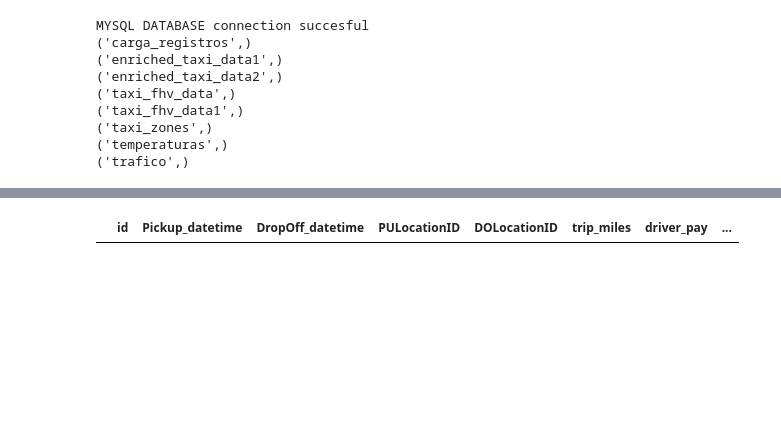
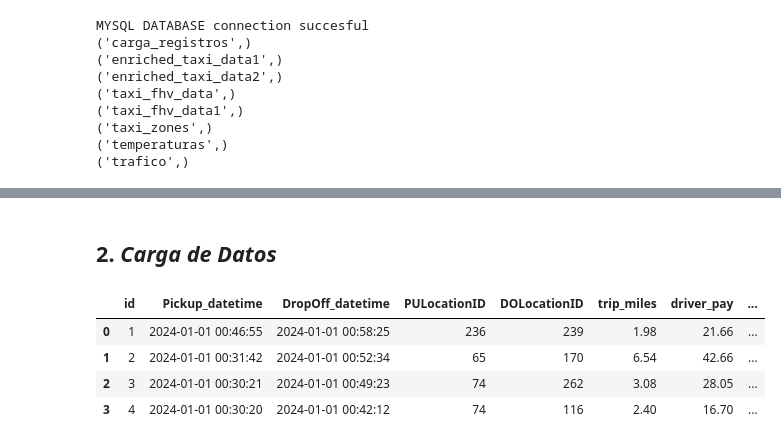
Before and after one commit to Ccasilimas/New_York_Taxis_IA, a Jupyter notebook: Machine_Learning/EDA_ML.ipynb, the cells around one changed output, grey strips where cells are left out. Cells and saved outputs as stored; diff of their text form; code cells hidden in the pictures; blank space fills up the shorter version.

```diff
--- a/Machine_Learning/EDA_ML.ipynb
+++ b/Machine_Learning/EDA_ML.ipynb
@@ -82,7 +82,7 @@ engine = create_sqlalchemy_engine(HOST_DB, USER_DB, PASS_DB, NAME_DB)
 # %%
 # Consultar SQL para obtener la tabla 'users_review' y 'sites'
 query_data0 = "SELECT * FROM taxi_zones;"
-query_data1 = "SELECT * FROM taxi_fhv_data1 WHERE pickup_datetime BETWEEN '2023-01-01' AND '2024-08-31' ORDER BY id"
+query_data1 = "SELECT * FROM taxi_fhv_data WHERE pickup_datetime BETWEEN '2023-01-01' AND '2024-08-31' ORDER BY id"
 # %%
 # Cargamos los datos en un Dataframe
 taxi_zone = pd.read_sql(query_data0, engine)
@@ -100,4 +133,10 @@ df_taxi_green = pd.DataFrame(taxi_green)
+# %% [markdown]
+## 2. ***Carga de Datos***
 # %%
-df_taxi_green
+df_taxi_green.head(4)
 # %% [output]
 |  | id | Pickup_datetime | DropOff_datetime | PULocationID | DOLocationID | trip_miles | driver_pay | ... |
+| 0 | 1 | 2024-01-01 00:46:55 | 2024-01-01 00:58:25 | 236 | 239 | 1.98 | 21.66 | ... |
+| 1 | 2 | 2024-01-01 00:31:42 | 2024-01-01 00:52:34 | 65 | 170 | 6.54 | 42.66 | ... |
+| 2 | 3 | 2024-01-01 00:30:21 | 2024-01-01 00:49:23 | 74 | 262 | 3.08 | 28.05 | ... |
+| 3 | 4 | 2024-01-01 00:30:20 | 2024-01-01 00:42:12 | 74 | 116 | 2.40 | 16.70 | ... |
```
Also changed, not shown: parts of 18 cells of this notebook.
